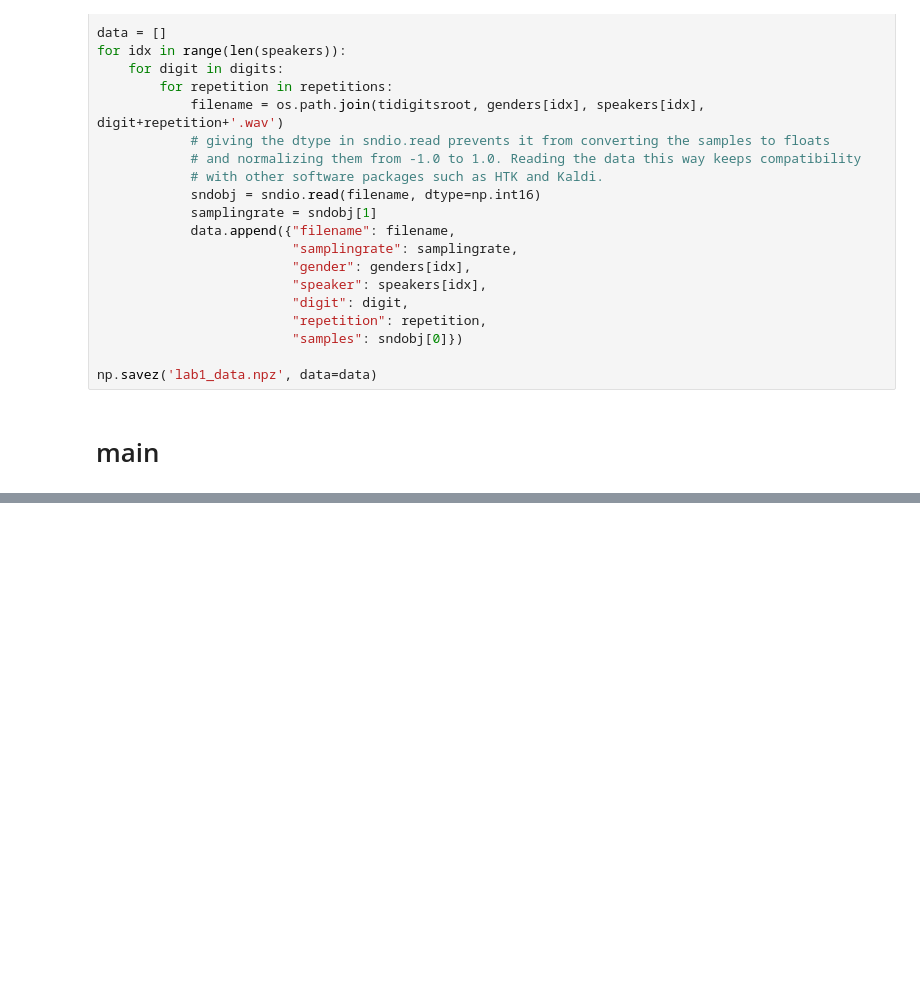
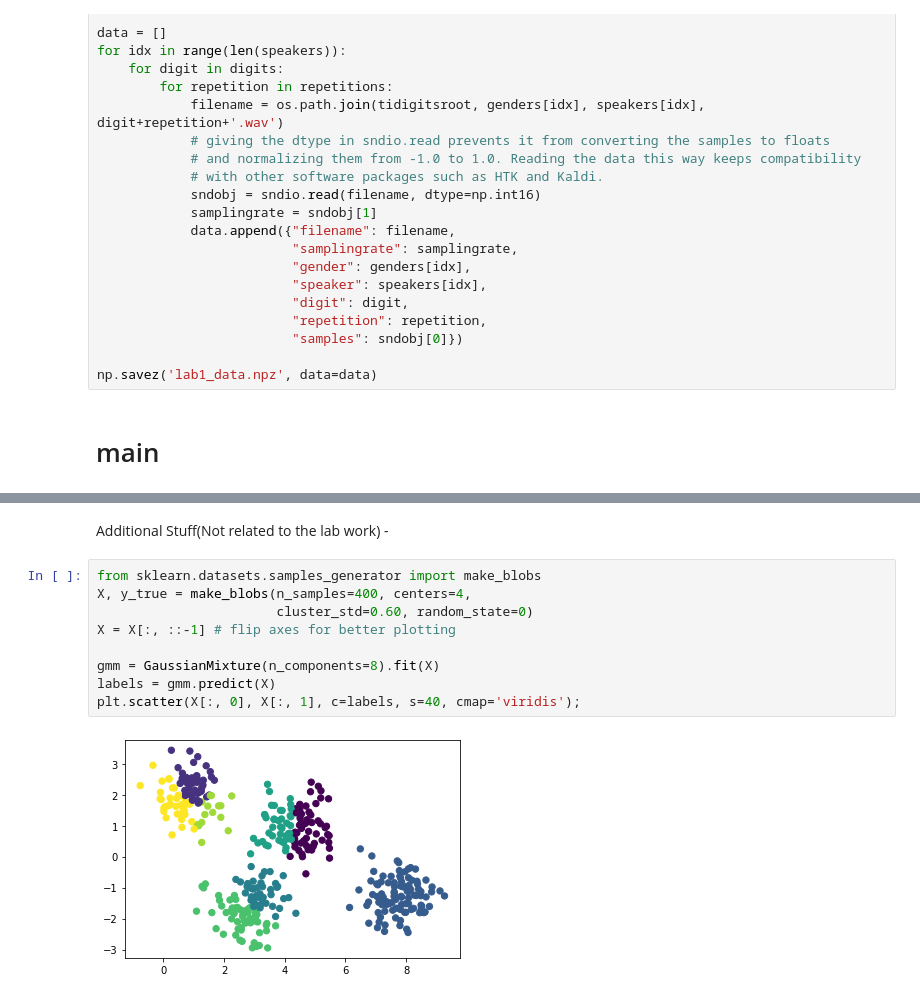
Before and after one commit to letsGoBharat/Speech-and-Speaker-Recognition, a Jupyter notebook: Feature_Extraction/feature_extraction.ipynb, the cells around one changed output, grey strips where cells are left out. Saved outputs shown, nothing was run; the diff lists cells and outputs as text; blank space fills up the shorter version.

```diff
--- a/Feature_Extraction/feature_extraction.ipynb
+++ b/Feature_Extraction/feature_extraction.ipynb
@@ -527,0 +584,13 @@ man uttering 1 for the 2nd time.:
+# %% [markdown]
+Additional Stuff(Not related to the lab work) -
+# %%
+from sklearn.datasets.samples_generator import make_blobs
+X, y_true = make_blobs(n_samples=400, centers=4,
+                       cluster_std=0.60, random_state=0)
+X = X[:, ::-1] # flip axes for better plotting
+
+gmm = GaussianMixture(n_components=8).fit(X)
+labels = gmm.predict(X)
+plt.scatter(X[:, 0], X[:, 1], c=labels, s=40, cmap='viridis');
+# %% [output]
+[figure, added]
```
Also changed, not shown: parts of 6 cells of this notebook.
